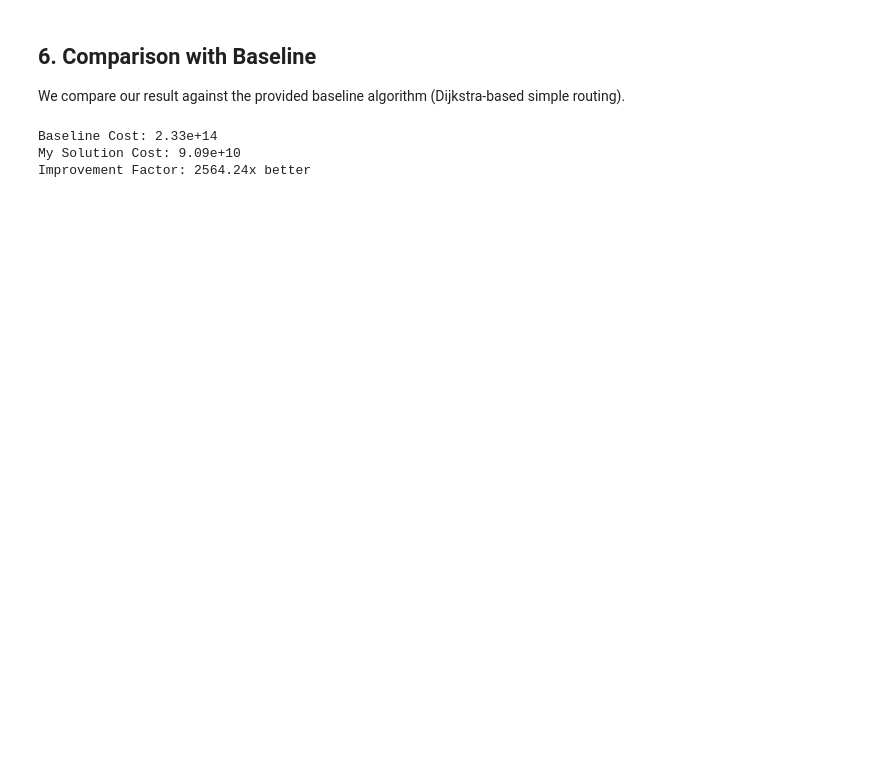
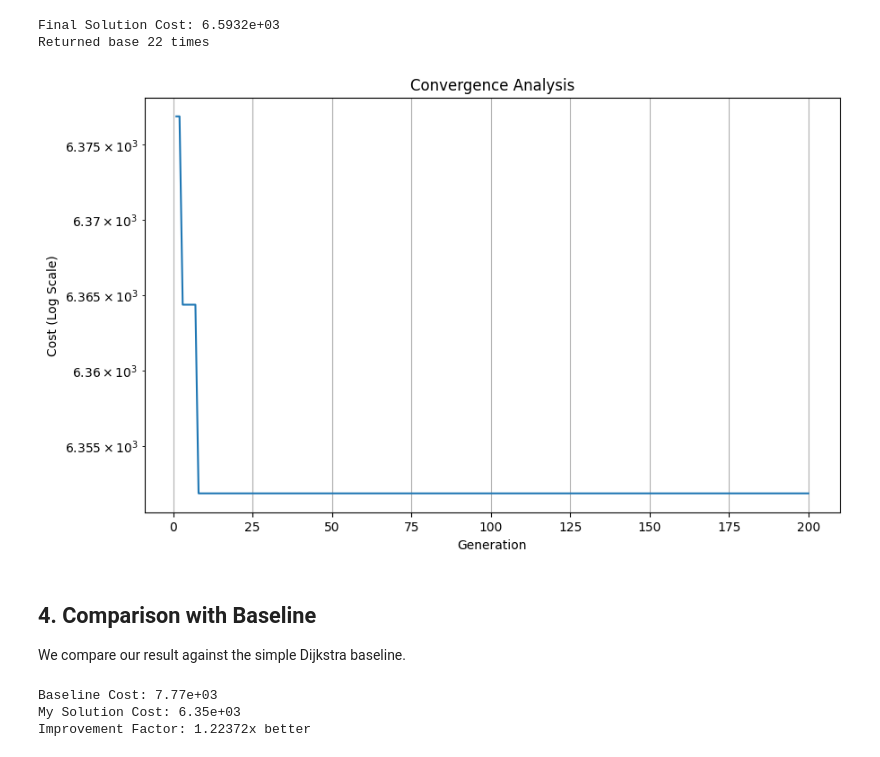
Before and after one commit to AgricolaC/project-work, a Jupyter notebook: study.ipynb, the cells around one changed output. Drawn from its saved outputs; the diff is of its cells as text; code cells hidden in the pictures; blank space fills up the shorter version.

```diff
--- a/study.ipynb
+++ b/study.ipynb
@@ -444,0 +51,12 @@ Final Solution Cost: 9.09e+10
+# %%
+generations = 200
+history = {'gen': [], 'best_cost': []}
+
+for g in range(generations):
+    stats = solver.step_generation()
+
+    history['gen'].append(stats['gen'])
+    history['best_cost'].append(stats['best_cost'])
+
+    if g % 10 == 0:
+        print(f"Gen {g}: Best Cost {stats['best_cost']:.4e}")
@@ -445,17 +120,36 @@ Final Solution Cost: 9.09e+10
+# %%
+print(f"\nFinal Solution Cost: {solver.global_best.cost:.4e}")
+
+print(f"Returned base {formatted_solution.count((0, 0))-1} times")
+# %% [output]
+Final Solution Cost: 6.5932e+03
+Returned base 22 times
+# %%
+# Plot Convergence
+plt.figure(figsize=(10, 6))
+plt.plot(history['gen'], history['best_cost'])
+plt.yscale('log')
+plt.title('Convergence Analysis')
+plt.xlabel('Generation')
+plt.ylabel('Cost (Log Scale)')
+plt.grid(True)
+plt.show()
+# %% [output]
+[figure, added]
 # %% [markdown]
-## 6. Comparison with Baseline
-We compare our result against the provided baseline algorithm (Dijkstra-based simple routing).
+## 4. Comparison with Baseline
+We compare our result against the simple Dijkstra baseline.
 # %%
 baseline_cost = problem.baseline()
 print(f"Baseline Cost: {baseline_cost:.2e}")
-print(f"My Solution Cost: {best_ind.cost:.2e}")
+print(f"My Solution Cost: {solver.global_best.cost:.2e}")
 
-if best_ind.cost < baseline_cost:
-    factor = baseline_cost / best_ind.cost
-    print(f"Improvement Factor: {factor:.2f}x better")
+if solver.global_best.cost < baseline_cost:
+    factor = baseline_cost / solver.global_best.cost
+    print(f"Improvement Factor: {factor:.5f}x better")
 else:
     print("No improvement.")
 # %% [output]
-Baseline Cost: 2.33e+14
-My Solution Cost: 9.09e+10
-Improvement Factor: 2564.24x better
+Baseline Cost: 7.77e+03
+My Solution Cost: 6.35e+03
+Improvement Factor: 1.22372x better
```
Also changed, not shown: parts of 21 cells of this notebook, 3 other files.
